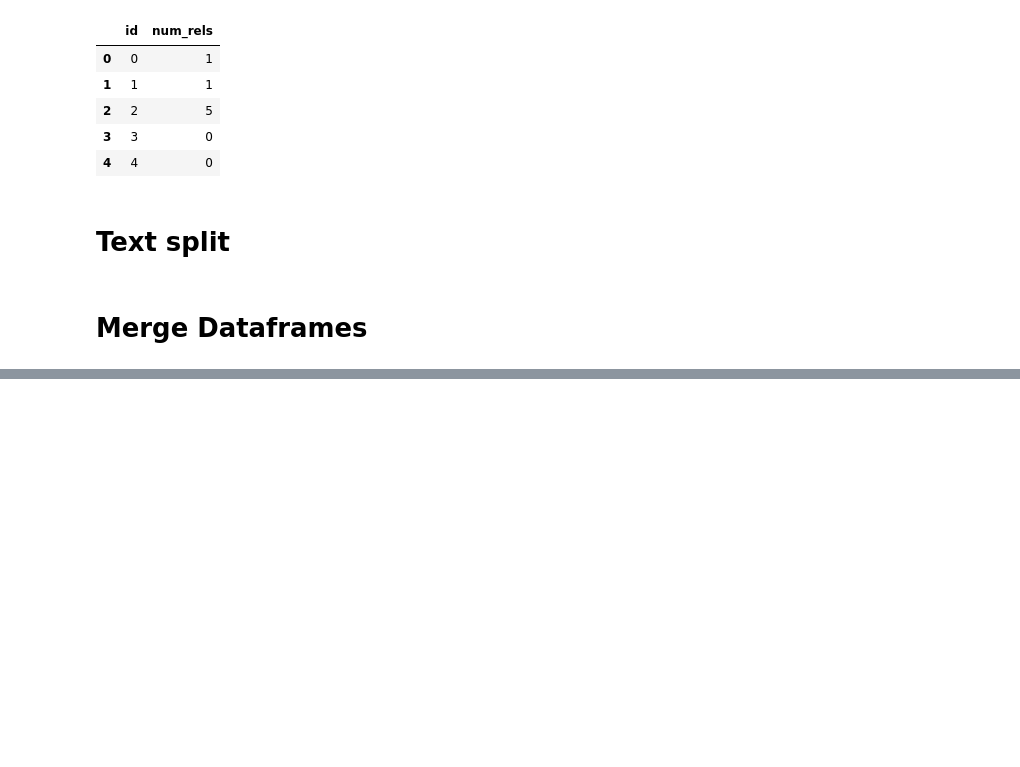
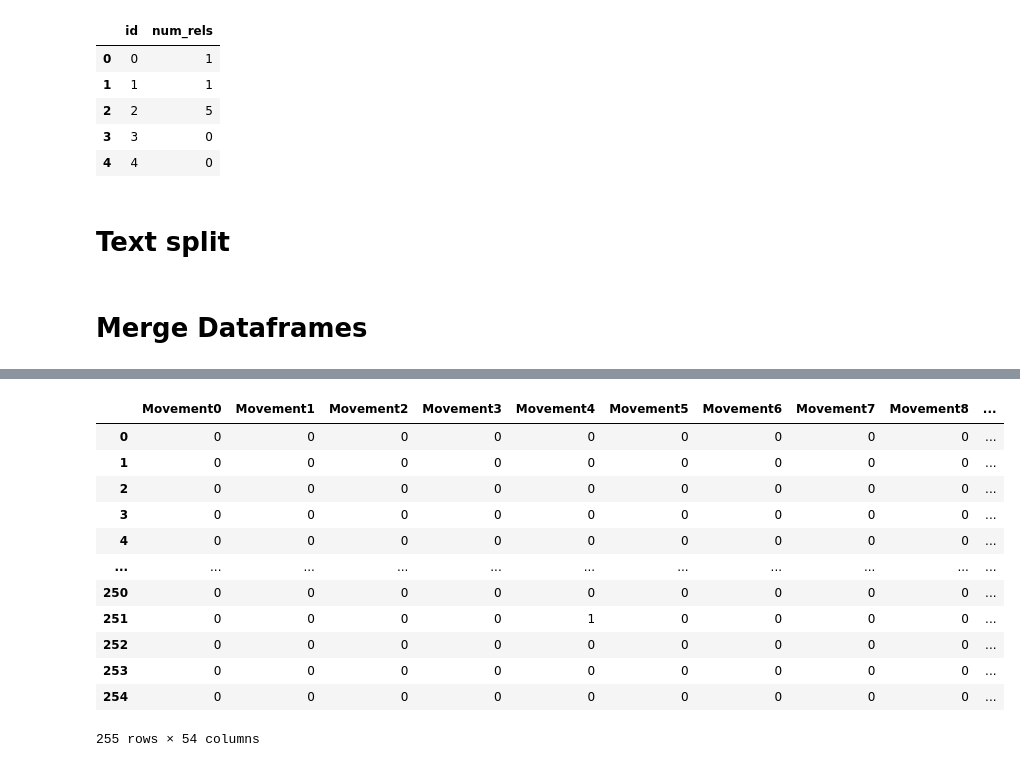
Before and after one commit to StefHerregods/datathon-AI-art, a Jupyter notebook: DataProcessing/1_DataProcessingMerge.ipynb, the cells around one changed output, grey strips where cells are left out. Saved outputs shown, nothing was run; the diff lists cells and outputs as text; code cells hidden in the pictures; blank space fills up the shorter version.

```diff
--- a/DataProcessing/1_DataProcessingMerge.ipynb
+++ b/DataProcessing/1_DataProcessingMerge.ipynb
@@ -222,0 +233,21 @@ df1 = pd.concat(df_list1)
+# %%
+pd.set_option('display.max_columns', None)
+Movement_dummies = pd.get_dummies(Movement['movement_id'])
+Movement_dummies.columns = Movement_dummies.columns.astype(int).astype(str)
+# %%
+Movement_dummies = Movement_dummies.add_prefix("Movement")
+Movement_dummies
+# %% [output]
+|  | Movement0 | Movement1 | Movement2 | Movement3 | Movement4 | Movement5 | Movement6 | Movement7 | Movement8 | ... |
+| 0 | 0 | 0 | 0 | 0 | 0 | 0 | 0 | 0 | 0 | ... |
+| 1 | 0 | 0 | 0 | 0 | 0 | 0 | 0 | 0 | 0 | ... |
+| 2 | 0 | 0 | 0 | 0 | 0 | 0 | 0 | 0 | 0 | ... |
+| 3 | 0 | 0 | 0 | 0 | 0 | 0 | 0 | 0 | 0 | ... |
+| 4 | 0 | 0 | 0 | 0 | 0 | 0 | 0 | 0 | 0 | ... |
+| ... | ... | ... | ... | ... | ... | ... | ... | ... | ... | ... |
+| 250 | 0 | 0 | 0 | 0 | 0 | 0 | 0 | 0 | 0 | ... |
+| 251 | 0 | 0 | 0 | 0 | 1 | 0 | 0 | 0 | 0 | ... |
+| 252 | 0 | 0 | 0 | 0 | 0 | 0 | 0 | 0 | 0 | ... |
+| 253 | 0 | 0 | 0 | 0 | 0 | 0 | 0 | 0 | 0 | ... |
+| 254 | 0 | 0 | 0 | 0 | 0 | 0 | 0 | 0 | 0 | ... |
+255 rows × 54 columns
```
Also changed, not shown: parts of 11 cells of this notebook, 1 other file.
